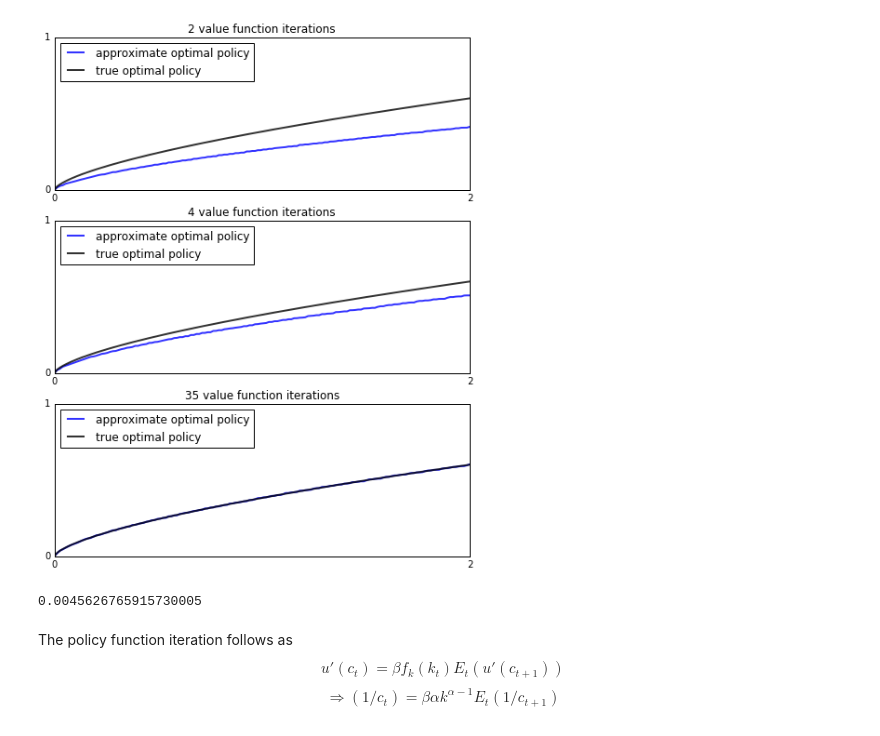
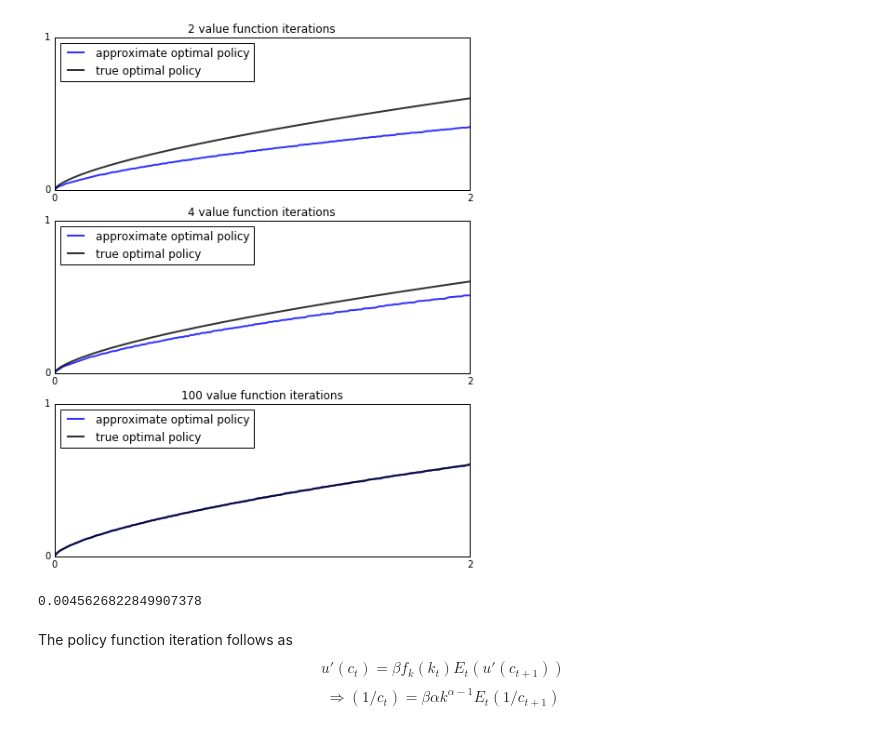
Before and after one commit to shizejin/theory16HW, a Jupyter notebook: Dynamic Programming.ipynb, the cells around one changed output. Drawn from its saved outputs; the diff is of its cells as text; code cells hidden in the pictures.

```diff
--- a/Dynamic Programming.ipynb
+++ b/Dynamic Programming.ipynb
@@ -56,7 +95,7 @@ def compute_greedy(w):
     return sigma
 # %%
 w = 5 * log(grid) - 25  # An initial condition -- fairly arbitrary
-n = 35
+n = 100
 fig, ax = plt.subplots()
 ax.set_ylim(-40, -20)
 ax.set_xlim(np.min(grid), np.max(grid))
@@ -75,32 +114,32 @@ plt.show()
 # %%
 alpha, beta = 0.65, 0.95
 true_sigma = (1 - alpha * beta) * grid**alpha
 
 fig, ax = plt.subplots(3, 1, figsize=(8, 10))
 
-for i, n in enumerate((2, 4, 35)):
+for i, n in enumerate((2, 4, 100)):
     ax[i].set_ylim(0, 1)
     ax[i].set_xlim(0, 2)
     ax[i].set_yticks((0, 1))
     ax[i].set_xticks((0, 2))
 
     w = 5 * log(grid) - 25  # Initial condition
     v_stars = qe.compute_fixed_point(bellman_operator, w,
                                  max_iter=n,
                                  verbose=0)
     sigma = compute_greedy(v_stars)
 
     ax[i].plot(grid, sigma, 'b-', lw=2, alpha=0.8, label='approximate optimal policy')
     ax[i].plot(grid, true_sigma, 'k-', lw=2, alpha=0.8, label='true optimal policy')
     ax[i].legend(loc='upper left')
     ax[i].set_title('{} value function iterations'.format(n))
 # %% [output]
-[figure, old version]
+[figure, new version]
 # %%
 true_sigma = (1 - alpha * beta) * grid**alpha
 np.max(np.abs(sigma - true_sigma))
 # %% [output]
-0.0045626765915730005
+0.0045626822849907378
 # %% [markdown]
 The policy function iteration follows as
 $$
```
Also changed, not shown: parts of 4 cells of this notebook.
